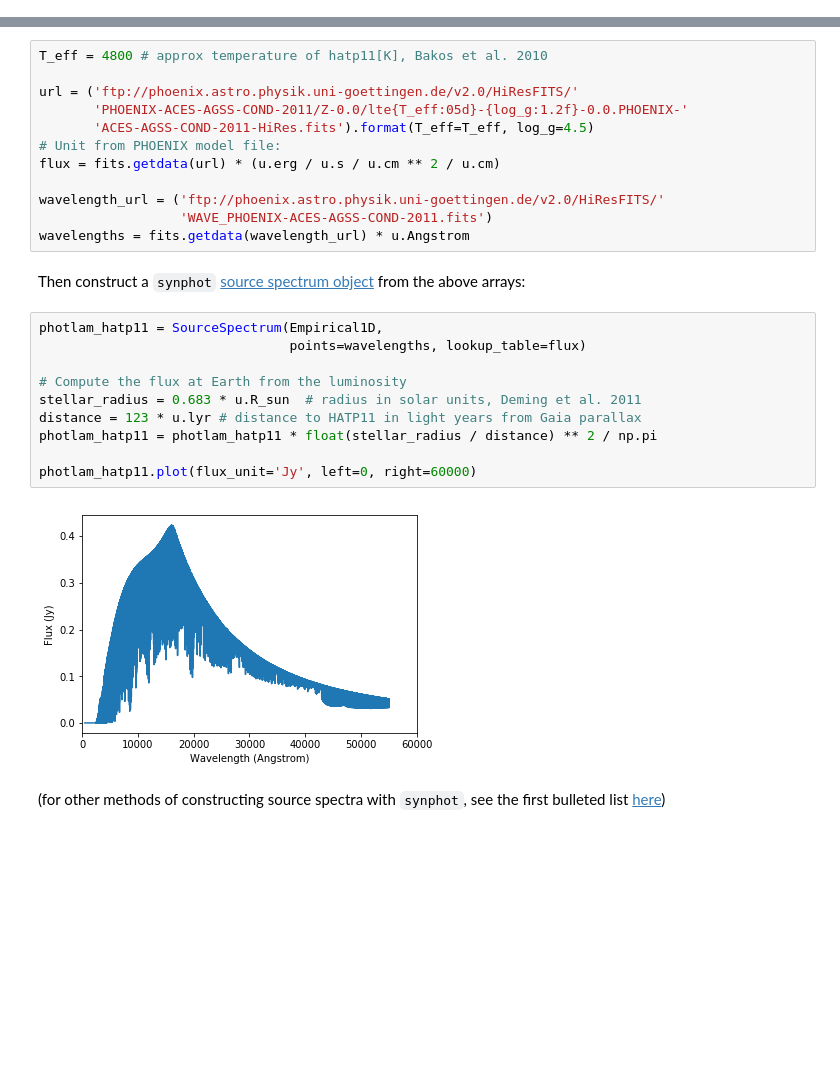
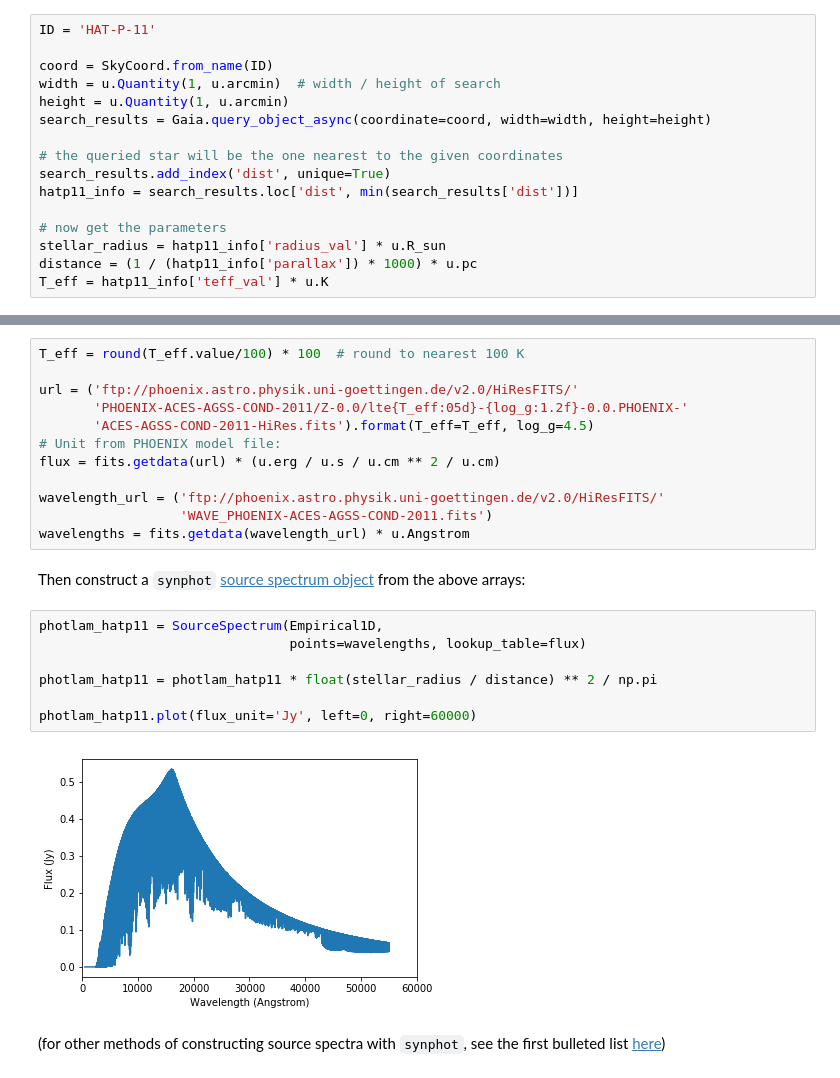
Before and after one commit to tcjansen/GSoC, a Jupyter notebook: observing_examples.ipynb, the cells around one changed output, grey strips where cells are left out. Saved outputs shown, nothing was run; the diff lists cells and outputs as text; blank space fills up the shorter version.

Commit message:
Added Gaia query for hat-p-11 parameters

```diff
--- a/observing_examples.ipynb
+++ b/observing_examples.ipynb
@@ -17,0 +23,16 @@ from synphot.observation import Observation
+# %%
+ID = 'HAT-P-11'
+
+coord = SkyCoord.from_name(ID)
+width = u.Quantity(1, u.arcmin)  # width / height of search
+height = u.Quantity(1, u.arcmin)
+search_results = Gaia.query_object_async(coordinate=coord, width=width, height=height)
+
+# the queried star will be the one nearest to the given coordinates
+search_results.add_index('dist', unique=True)
+hatp11_info = search_results.loc['dist', min(search_results['dist'])]
+
+# now get the parameters
+stellar_radius = hatp11_info['radius_val'] * u.R_sun
+distance = (1 / (hatp11_info['parallax']) * 1000) * u.pc
+T_eff = hatp11_info['teff_val'] * u.K
@@ -20,5 +43,5 @@ First we are going to download a model spectrum for HAT-P-11 from <a href="http:
 # %%
-T_eff = 4800 # approx temperature of hatp11[K], Bakos et al. 2010
+T_eff = round(T_eff.value/100) * 100  # round to nearest 100 K
 
 url = ('ftp://phoenix.astro.physik.uni-goettingen.de/v2.0/HiResFITS/'
        'PHOENIX-ACES-AGSS-COND-2011/Z-0.0/lte{T_eff:05d}-{log_g:1.2f}-0.0.PHOENIX-'
@@ -34,15 +57,12 @@ Then construct a `synphot` <a href="https://synphot.readthedocs.io/en/latest/syn
 # %%
 photlam_hatp11 = SourceSpectrum(Empirical1D,
                                 points=wavelengths, lookup_table=flux)
 
-# Compute the flux at Earth from the luminosity
-stellar_radius = 0.683 * u.R_sun  # radius in solar units, Deming et al. 2011
-distance = 123 * u.lyr # distance to HATP11 in light years from Gaia parallax
 photlam_hatp11 = photlam_hatp11 * float(stellar_radius / distance) ** 2 / np.pi
 
 photlam_hatp11.plot(flux_unit='Jy', left=0, right=60000)
 # %% [output]
-[figure, old version]
+[figure, new version]
 # %% [markdown]
 (for other methods of constructing source spectra with `synphot`, see the first bulleted list <a href="https://synphot.readthedocs.io/en/latest/synphot/spectrum.html#arrays">here</a>)
 # %% [markdown]
```
Also changed, not shown: parts of 9 cells of this notebook, 5 other files.
